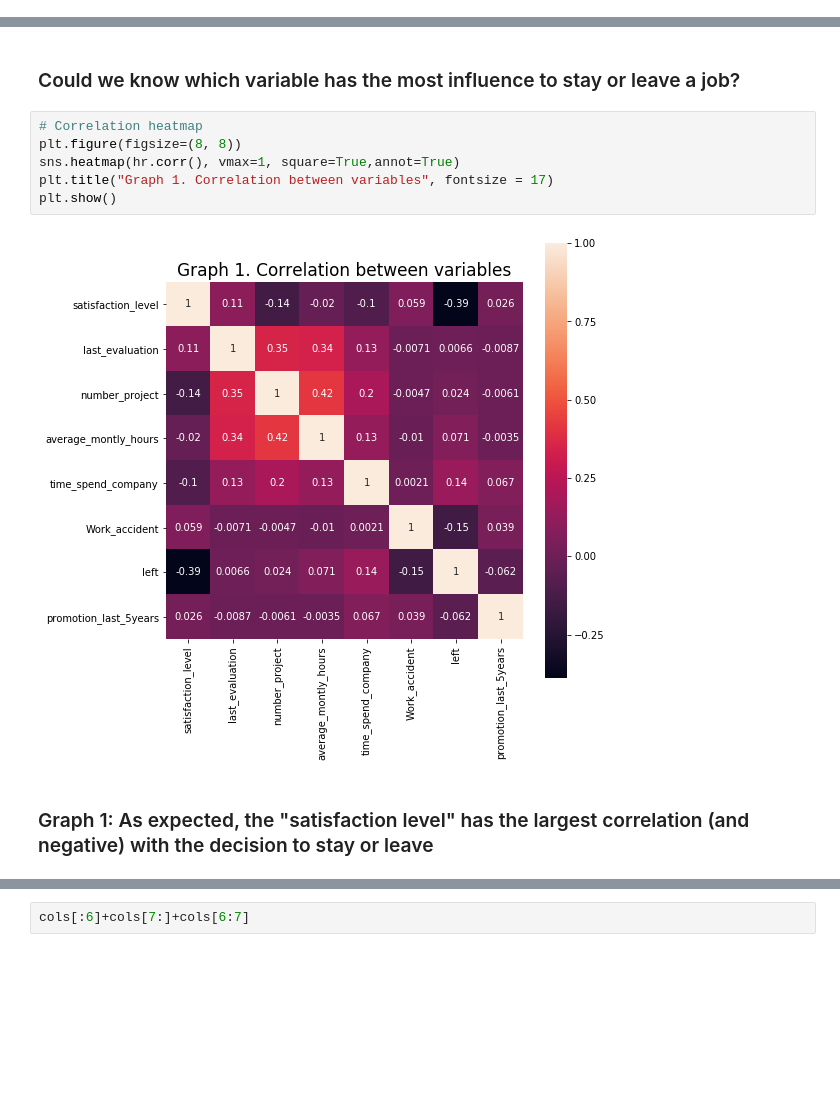
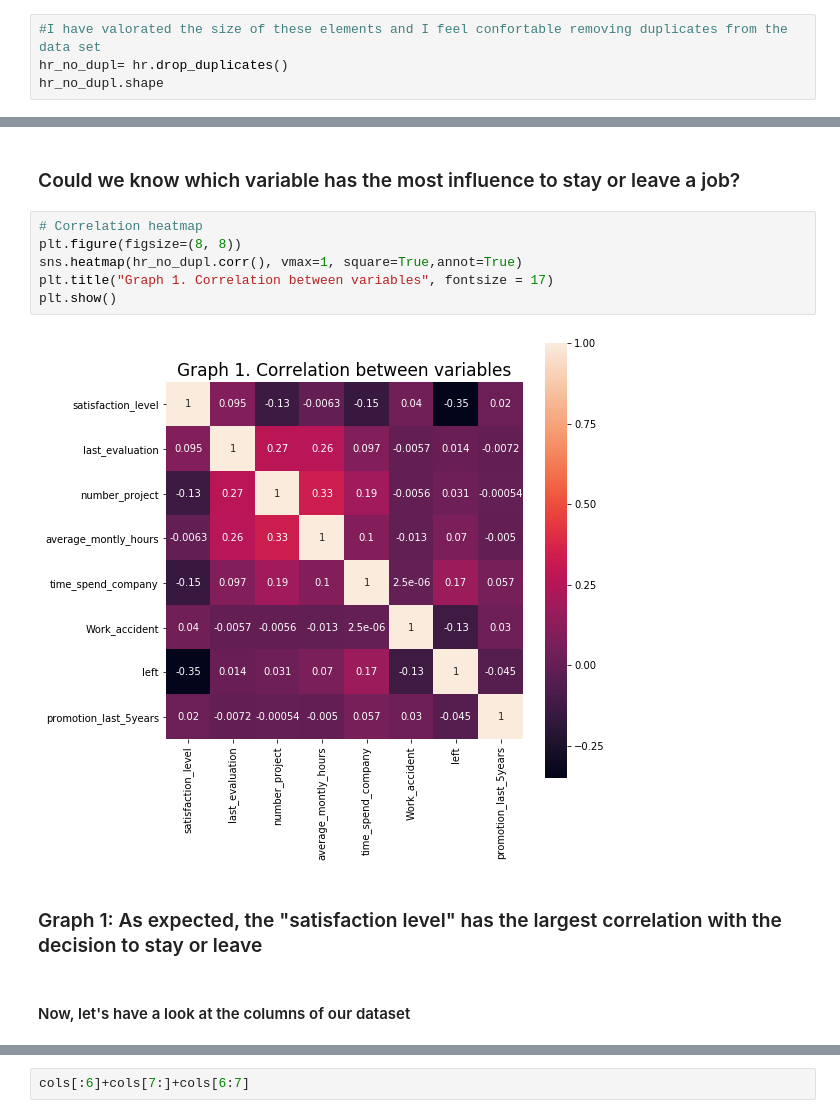
Before and after one commit to MariaGamero/TFM-ReasonsforEmployeeTurnover, a Jupyter notebook: Employee_retention.ipynb, the cells around one changed output, grey strips where cells are left out. Saved outputs shown, nothing was run; the diff lists cells and outputs as text; blank space fills up the shorter version.

```diff
--- a/Employee_retention.ipynb
+++ b/Employee_retention.ipynb
@@ -103,0 +125,4 @@ hr.describe()
+# %%
+#I have valorated the size of these elements and I feel confortable removing duplicates from the data set
+hr_no_dupl= hr.drop_duplicates()
+hr_no_dupl.shape
@@ -106,11 +145,13 @@ hr.describe()
 # %%
 # Correlation heatmap
 plt.figure(figsize=(8, 8))
-sns.heatmap(hr.corr(), vmax=1, square=True,annot=True)
+sns.heatmap(hr_no_dupl.corr(), vmax=1, square=True,annot=True)
 plt.title("Graph 1. Correlation between variables", fontsize = 17)
 plt.show()
 # %% [output]
-[figure, old version]
+[figure, new version]
 # %% [markdown]
-### Graph 1:  As expected,  the "satisfaction level"  has the largest correlation (and negative) with the decision to stay or leave
+### Graph 1:  As expected,  the "satisfaction level"  has the largest correlation with the decision to stay or leave
+# %% [markdown]
+#### Now, let's have a look at the columns of our dataset
 # %%
```
Also changed, not shown: parts of 20 cells of this notebook.
